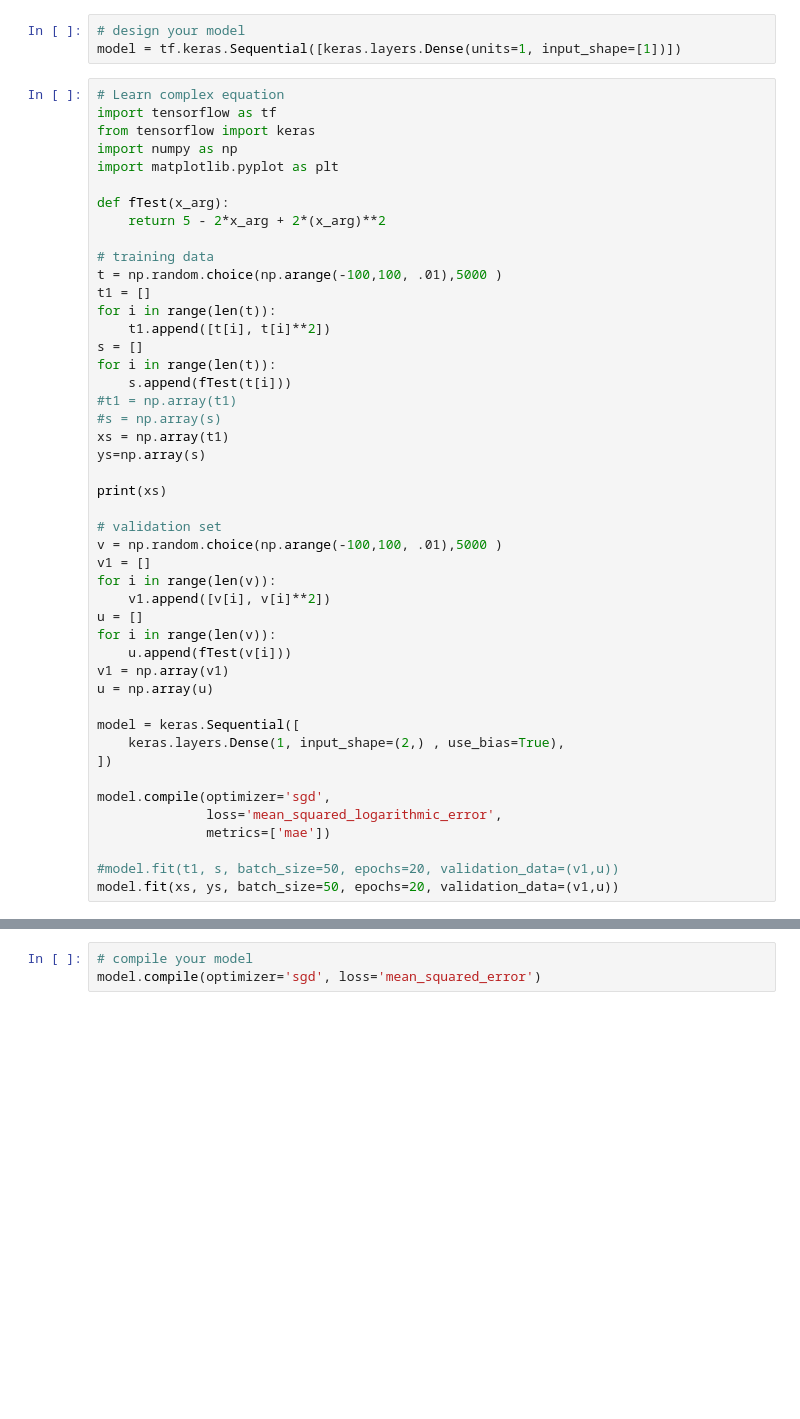
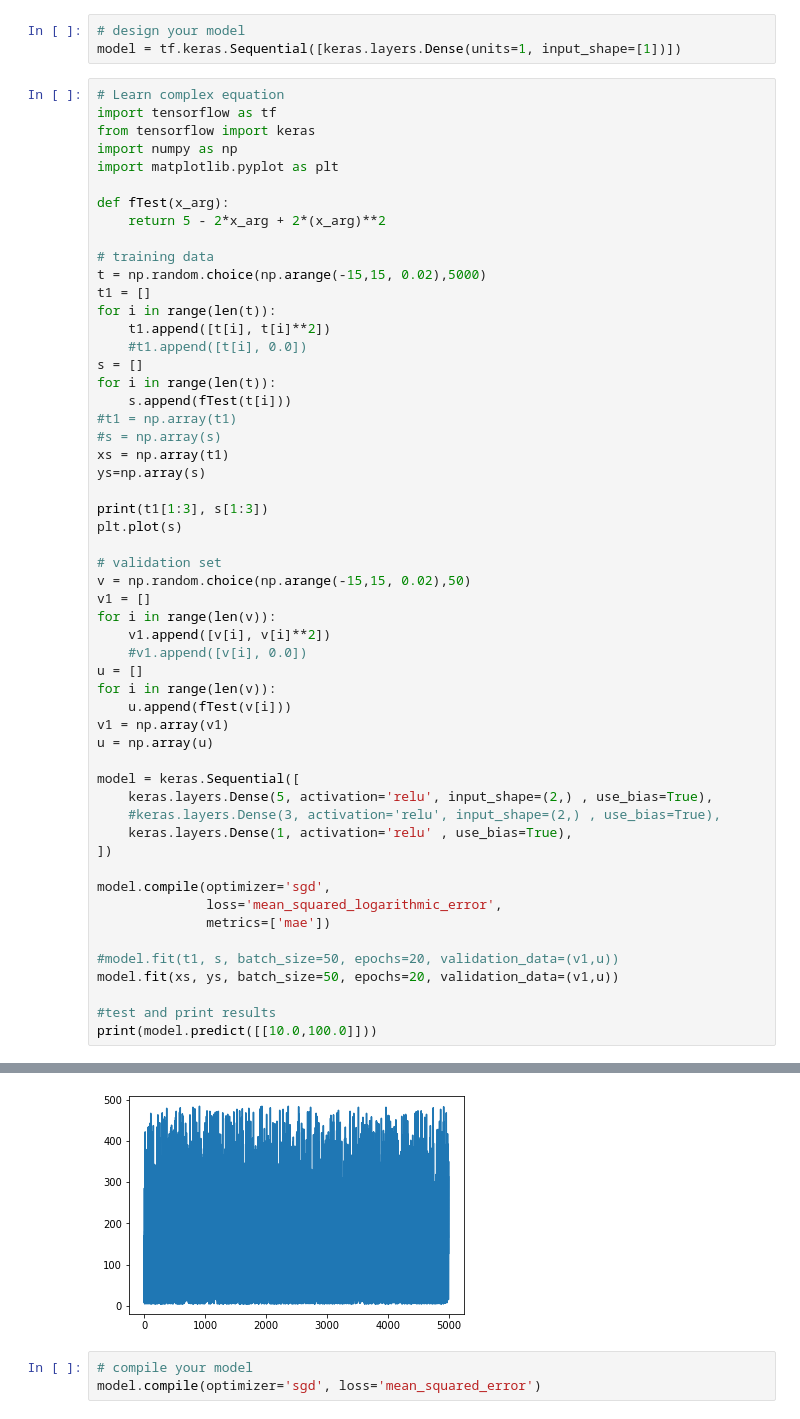
Before and after one commit to ayedsalman/Tensor-Flow, a Jupyter notebook: Intro_to_TF.ipynb, the cells around one changed output, grey strips where cells are left out. Drawn from its saved outputs; the diff is of its cells as text; blank space fills up the shorter version.

```diff
--- a/Intro_to_TF.ipynb
+++ b/Intro_to_TF.ipynb
@@ -94,10 +94,11 @@ def fTest(x_arg):
     return 5 - 2*x_arg + 2*(x_arg)**2
 
 # training data
-t = np.random.choice(np.arange(-100,100, .01),5000 )
+t = np.random.choice(np.arange(-15,15, 0.02),5000)
 t1 = []
 for i in range(len(t)):
     t1.append([t[i], t[i]**2])
+    #t1.append([t[i], 0.0])
 s = []
 for i in range(len(t)):
     s.append(fTest(t[i]))
@@ -106,13 +107,15 @@ for i in range(len(t)):
 xs = np.array(t1)
 ys=np.array(s)
 
-print(xs)
+print(t1[1:3], s[1:3])
+plt.plot(s)
 
 # validation set
-v = np.random.choice(np.arange(-100,100, .01),5000 )
+v = np.random.choice(np.arange(-15,15, 0.02),50)
 v1 = []
 for i in range(len(v)):
     v1.append([v[i], v[i]**2])
+    #v1.append([v[i], 0.0])
 u = []
 for i in range(len(v)):
     u.append(fTest(v[i]))
@@ -120,7 +123,9 @@ v1 = np.array(v1)
 u = np.array(u)
 
 model = keras.Sequential([
-    keras.layers.Dense(1, input_shape=(2,) , use_bias=True),
+    keras.layers.Dense(5, activation='relu', input_shape=(2,) , use_bias=True),
+    #keras.layers.Dense(3, activation='relu', input_shape=(2,) , use_bias=True),
+    keras.layers.Dense(1, activation='relu' , use_bias=True),
 ])
 
 model.compile(optimizer='sgd',
@@ -129,3 +134,7 @@ model.compile(optimizer='sgd',
 
 #model.fit(t1, s, batch_size=50, epochs=20, validation_data=(v1,u))
 model.fit(xs, ys, batch_size=50, epochs=20, validation_data=(v1,u))
+
+#test and print results
+print(model.predict([[10.0,100.0]]))
+# %% [output]
@@ -132,3 +158,4 @@ model.fit(xs, ys, batch_size=50, epochs=20, validation_data=(v1,u))
+[figure, added]
 # %%
 # compile your model
 model.compile(optimizer='sgd', loss='mean_squared_error')
```
Also changed, not shown: parts of 2 cells of this notebook.
